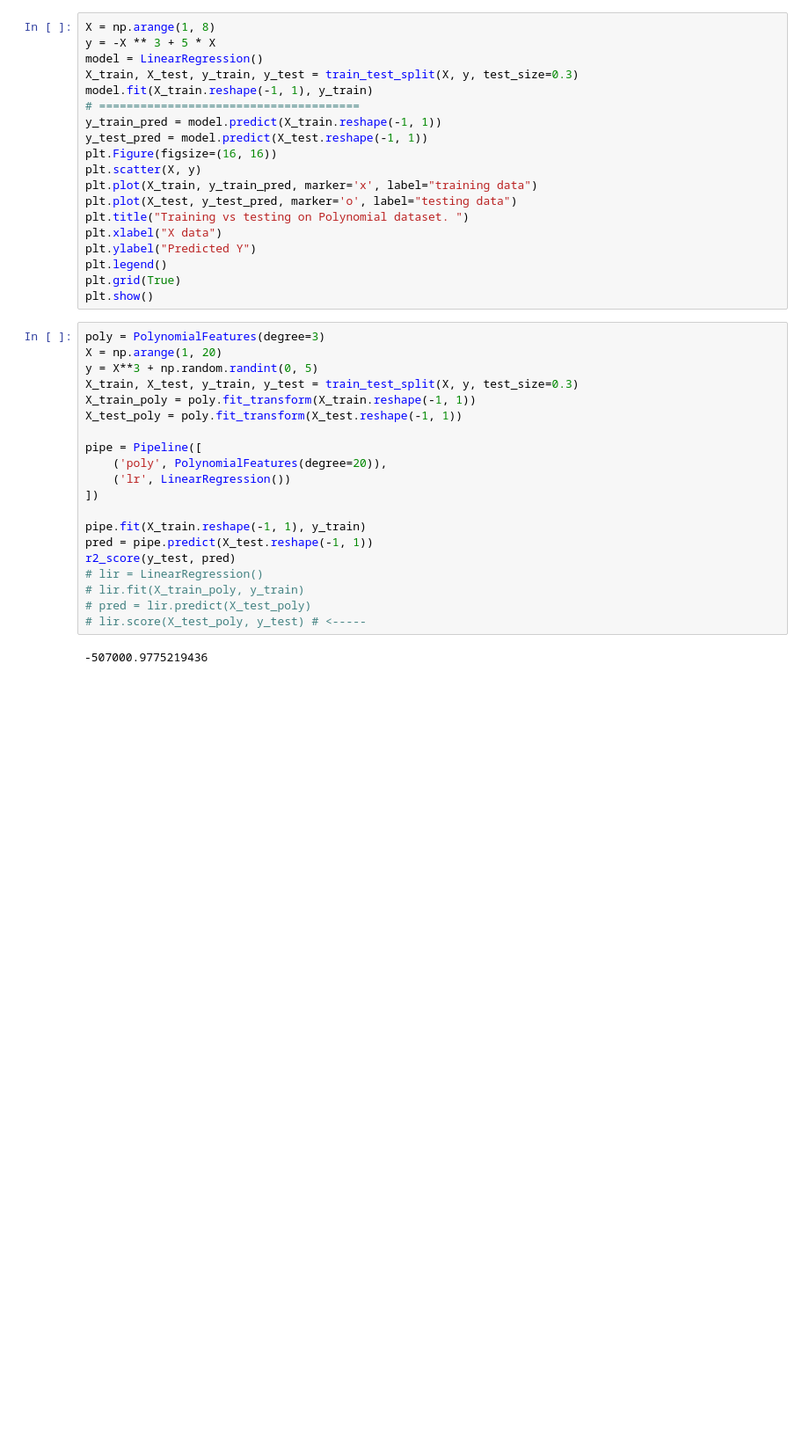
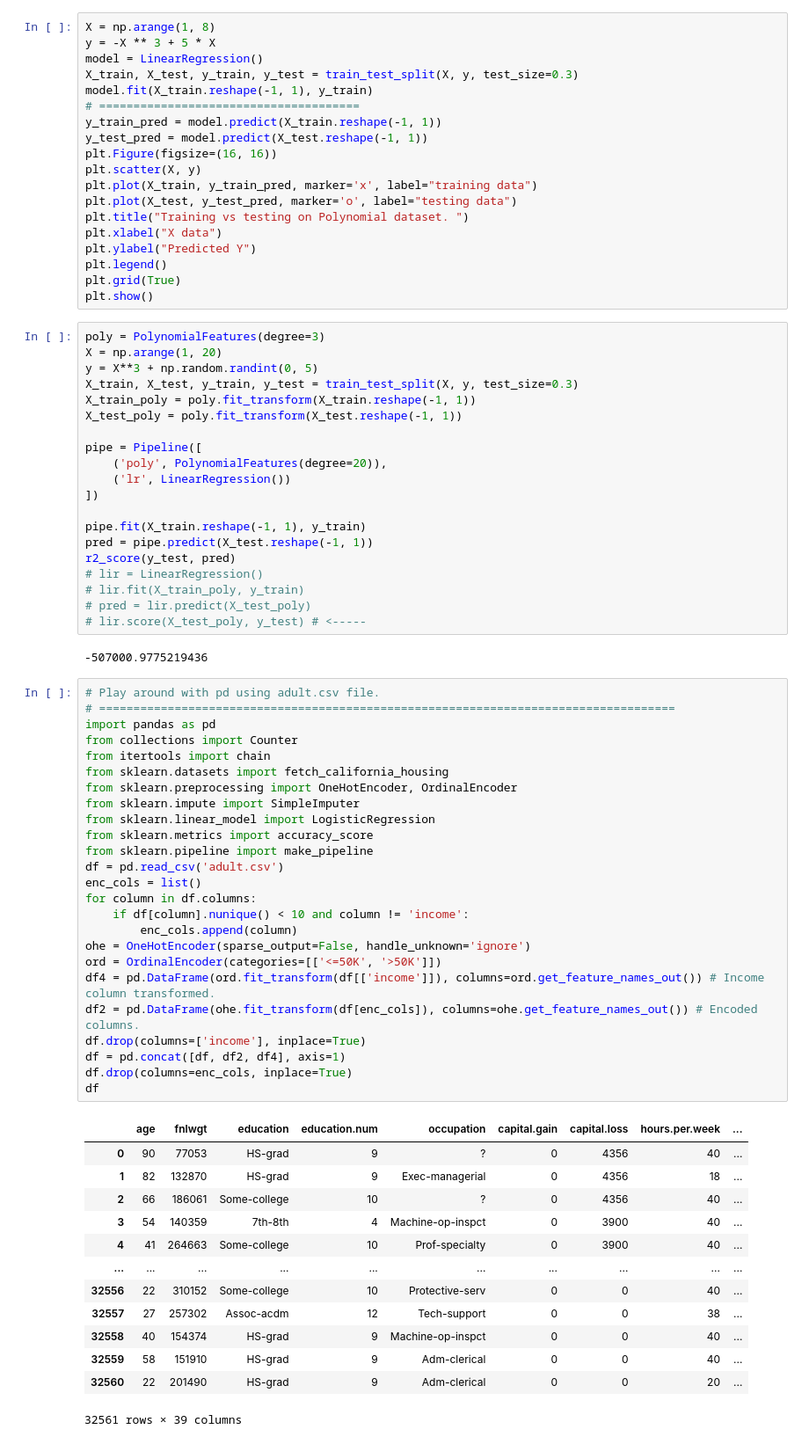
Before and after one commit to Lampard7crypt/Data-Science-Python, a Jupyter notebook: new.ipynb, the cells around one changed output. Shown at 88% size. Saved outputs shown, nothing was run; the diff lists cells and outputs as text; blank space fills up the shorter version.

Commit message:
Played around with the adult.csv dataset. EDA feature engineering, imputing and Pipeline, Logistic regression etc.

```diff
--- a/new.ipynb
+++ b/new.ipynb
@@ -218,3 +218,42 @@ r2_score(y_test, pred)
 # lir.score(X_test_poly, y_test) # <-----
 # %% [output]
 -507000.9775219436
+# %%
+# Play around with pd using adult.csv file.
+# ====================================================================================
+import pandas as pd
+from collections import Counter
+from itertools import chain
+from sklearn.datasets import fetch_california_housing
+from sklearn.preprocessing import OneHotEncoder, OrdinalEncoder
+from sklearn.impute import SimpleImputer
+from sklearn.linear_model import LogisticRegression
+from sklearn.metrics import accuracy_score
+from sklearn.pipeline import make_pipeline
+df = pd.read_csv('adult.csv')
+enc_cols = list()
+for column in df.columns:
+    if df[column].nunique() < 10 and column != 'income':
+        enc_cols.append(column)
+ohe = OneHotEncoder(sparse_output=False, handle_unknown='ignore')
+ord = OrdinalEncoder(categories=[['<=50K', '>50K']])
+df4 = pd.DataFrame(ord.fit_transform(df[['income']]), columns=ord.get_feature_names_out()) # Income column transformed.
+df2 = pd.DataFrame(ohe.fit_transform(df[enc_cols]), columns=ohe.get_feature_names_out()) # Encoded columns.
+df.drop(columns=['income'], inplace=True)
+df = pd.concat([df, df2, df4], axis=1)
+df.drop(columns=enc_cols, inplace=True)
+df
+# %% [output]
+|  | age | fnlwgt | education | education.num | occupation | capital.gain | capital.loss | hours.per.week | ... |
+| 0 | 90 | 77053 | HS-grad | 9 | ? | 0 | 4356 | 40 | ... |
+| 1 | 82 | 132870 | HS-grad | 9 | Exec-managerial | 0 | 4356 | 18 | ... |
+| 2 | 66 | 186061 | Some-college | 10 | ? | 0 | 4356 | 40 | ... |
+| 3 | 54 | 140359 | 7th-8th | 4 | Machine-op-inspct | 0 | 3900 | 40 | ... |
+| 4 | 41 | 264663 | Some-college | 10 | Prof-specialty | 0 | 3900 | 40 | ... |
+| ... | ... | ... | ... | ... | ... | ... | ... | ... | ... |
+| 32556 | 22 | 310152 | Some-college | 10 | Protective-serv | 0 | 0 | 40 | ... |
+| 32557 | 27 | 257302 | Assoc-acdm | 12 | Tech-support | 0 | 0 | 38 | ... |
+| 32558 | 40 | 154374 | HS-grad | 9 | Machine-op-inspct | 0 | 0 | 40 | ... |
+| 32559 | 58 | 151910 | HS-grad | 9 | Adm-clerical | 0 | 0 | 40 | ... |
+| 32560 | 22 | 201490 | HS-grad | 9 | Adm-clerical | 0 | 0 | 20 | ... |
+32561 rows × 39 columns
```
Also changed, not shown: parts of 5 cells of this notebook.
